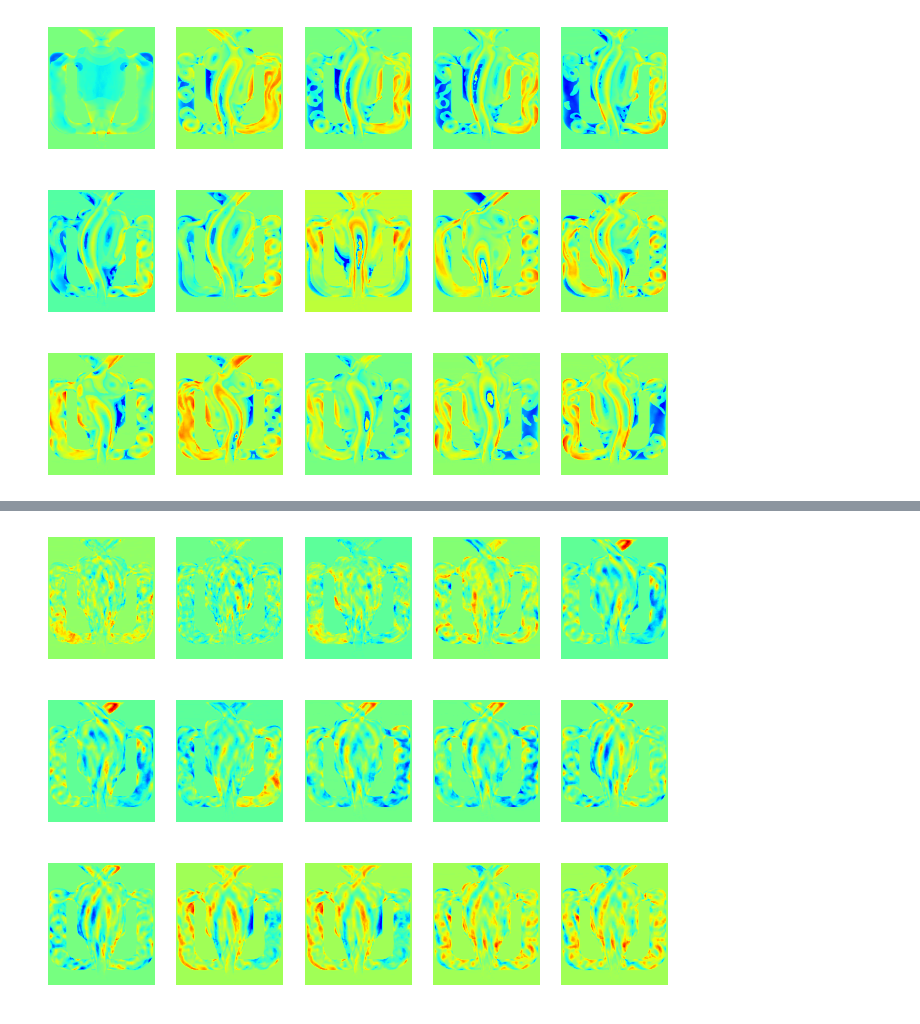
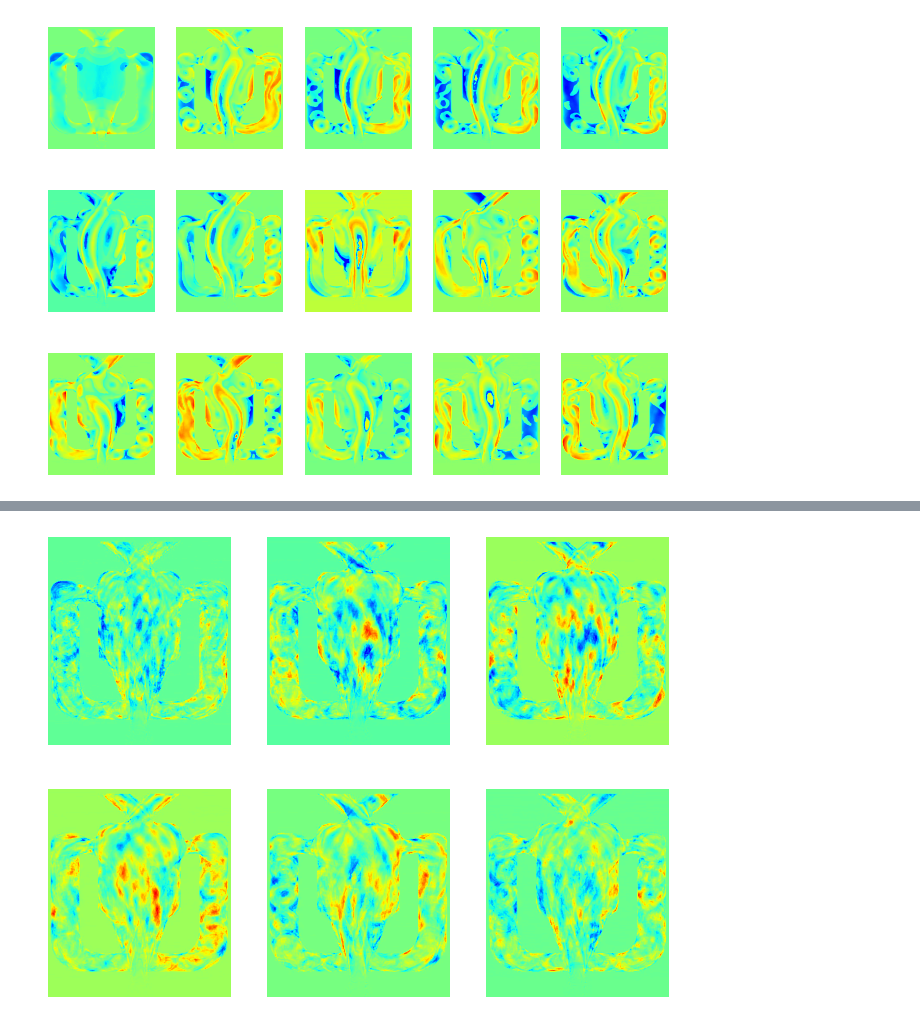
Before and after one commit to shahin1009/Dynamic-mode-decomposition-of-an-oscillating-flow, a Jupyter notebook: DMD - gray.ipynb, the cells around one changed output, grey strips where cells are left out. Saved outputs shown, nothing was run; the diff lists cells and outputs as text; code cells hidden in the pictures.

```diff
--- a/DMD - gray.ipynb
+++ b/DMD - gray.ipynb
@@ -60,6 +60,13 @@ def DMD(X, Xprime, r):
     Sigmar = np.diag(Sigma[:r])
     VTr = VT[:r, :]
 
+    # ploting the semilog to check the portion that we want to keep
+    plt.semilogy(np.diag(Sigma))
+    plt.xlabel('X Axis')
+    plt.ylabel('Y Axis')
+    plt.title('Semilogy Plot')
+    plt.show()
+
     # Compute the reduced order dynamic matrix
     Atilde = np.linalg.solve(Sigmar.T, (Ur.T @ Xprime @ VTr.T).T).T
 
@@ -77,4 +84,4 @@ def DMD(X, Xprime, r):
     return Phi, Lambda, b
 # %%
 X = data.copy()
-Phi, Lambda, b = DMD(X[:,:-1],X[:,1:],30)
+Phi, Lambda, b = DMD(X[:,:-1],X[:,1:],80)
@@ -81,15 +90,15 @@ Phi, Lambda, b = DMD(X[:,:-1],X[:,1:],30)
 # %%
-fig, ax = plt.subplots(nrows=3, ncols=5, figsize=(8, 6))
+fig, ax = plt.subplots(nrows=2, ncols=3, figsize=(8, 6))
 ax = ax.ravel()
 
-for i in range(15):
+for i in range(6):
 
-    img = np.array(np.real(np.reshape(Phi[:,i],(Height,Width))))
+    img = np.array(np.real(np.reshape(Phi[:,10+2*i],(Height,Width))))
 
     ax[i].imshow(img,cmap='jet')
 
     ax[i].axis('off')
 
 plt.show()
 # %% [output]
-[figure, old version]
+[figure, new version]
```
Also changed, not shown: parts of 1 cell of this notebook.
